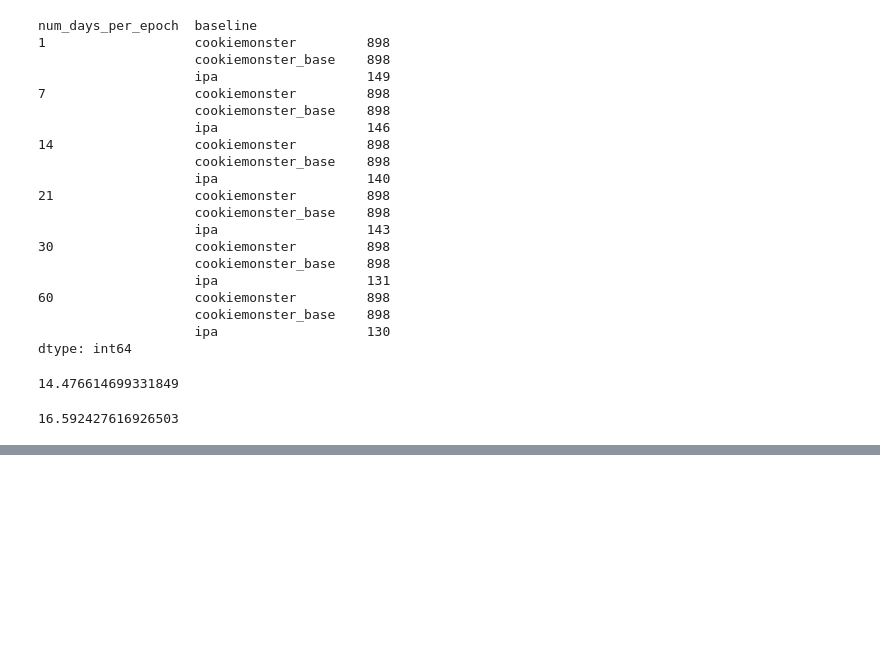
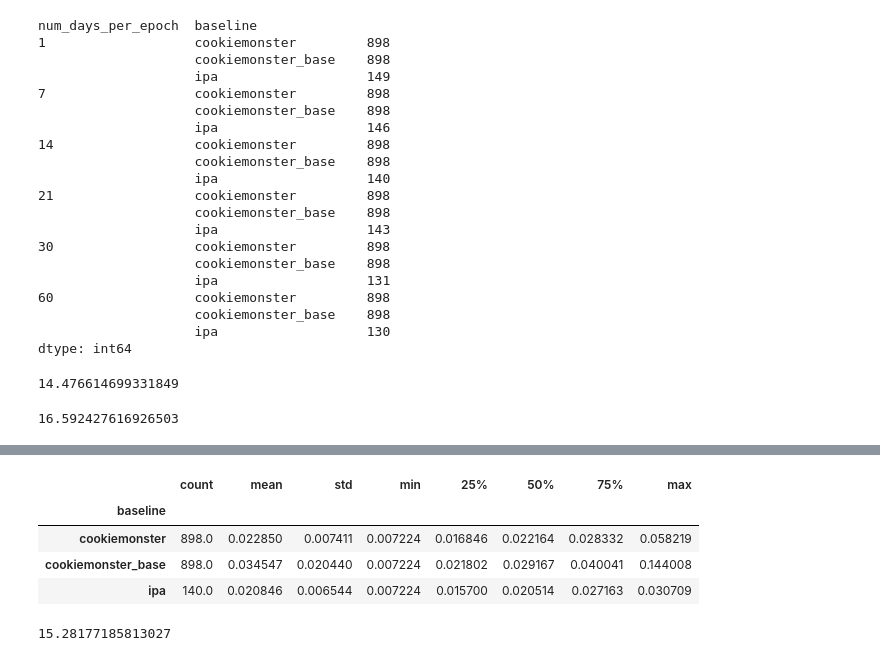
Before and after one commit to columbia/cookiemonster, a Jupyter notebook: notebooks/criteo_camera_ready.ipynb, the cells around one changed output, grey strips where cells are left out. Drawn from its saved outputs; the diff is of its cells as text; code cells hidden in the pictures; blank space fills up the shorter version.

```diff
--- a/notebooks/criteo_camera_ready.ipynb
+++ b/notebooks/criteo_camera_ready.ipynb
@@ -235,0 +317,12 @@ dtype: int64
+# %%
+df.query("num_days_per_epoch == 14").groupby("baseline").queries_rmsres.describe()
+# %% [output]
+|  | count | mean | std | min | 25% | 50% | 75% | max |
+| baseline |  |  |  |  |  |  |  |  |
+| cookiemonster | 898.0 | 0.022850 | 0.007411 | 0.007224 | 0.016846 | 0.022164 | 0.028332 | 0.058219 |
+| cookiemonster_base | 898.0 | 0.034547 | 0.020440 | 0.007224 | 0.021802 | 0.029167 | 0.040041 | 0.144008 |
+| ipa | 140.0 | 0.020846 | 0.006544 | 0.007224 | 0.015700 | 0.020514 | 0.027163 | 0.030709 |
+# %%
+100 * (0.022850 - 0.019821) / 0.019821
+# %% [output]
+15.28177185813027
```
Also changed, not shown: parts of 12 cells of this notebook.
